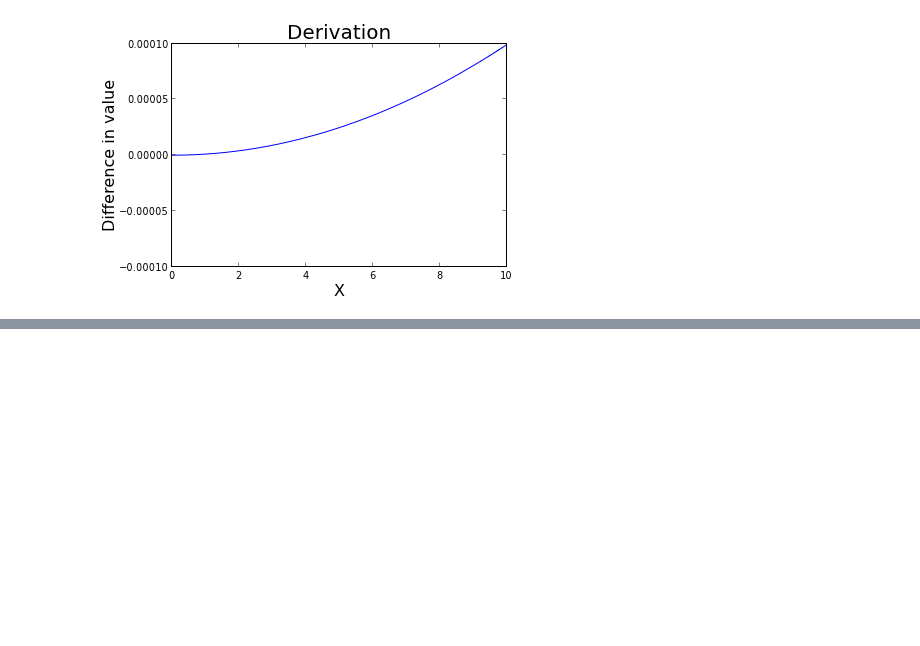
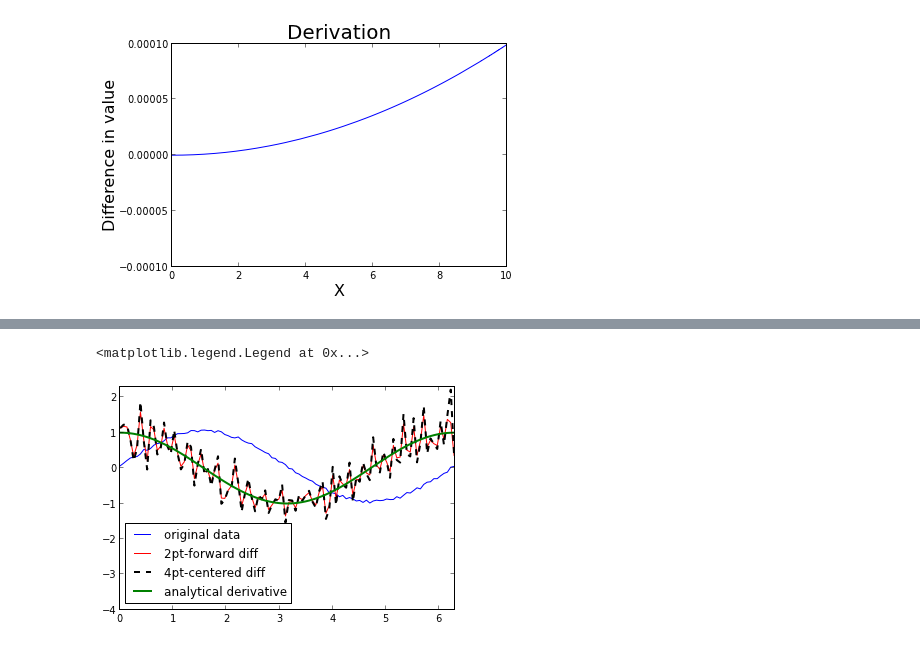
Before and after one commit to gjing/PHYS202-S13, a Jupyter notebook: Week4/InterpAndDiffEx3.ipynb, the cells around one changed output, grey strips where cells are left out. Saved outputs shown, nothing was run; the diff lists cells and outputs as text; code cells hidden in the pictures; blank space fills up the shorter version.

```diff
--- a/Week4/InterpAndDiffEx3.ipynb
+++ b/Week4/InterpAndDiffEx3.ipynb
@@ -182,0 +234,13 @@ plot(x,y)
+# %%
+x = linspace(0,2*pi,100)
+y = sin(x) + 0.1*random.random(size=x.shape)
+plot(x,y, color="blue", label="original data")
+xlim(0,6.3)
+ylim(-4,2.3)
+plot(x,finiteDifference(x,y), color="red", label="2pt-forward diff")
+plot(x,fourPtFiniteDiff(x,y), "k--", linewidth=2, label="4pt-centered diff")
+plot(x,cos(x), color="green", linewidth=2, label="analytical derivative")
+legend(loc=3)
+# %% [output]
+<matplotlib.legend.Legend at 0x...>
+[figure, added]
```
Also changed, not shown: parts of 14 cells of this notebook, 1 other file.
